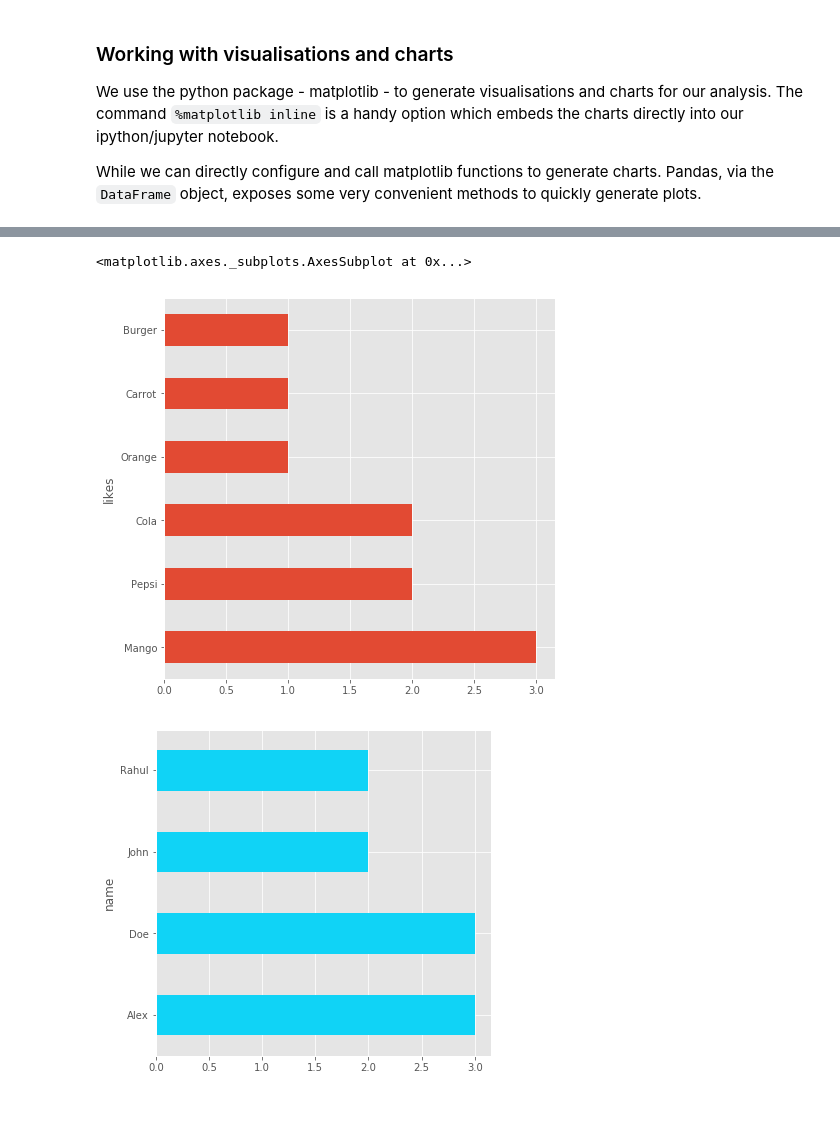
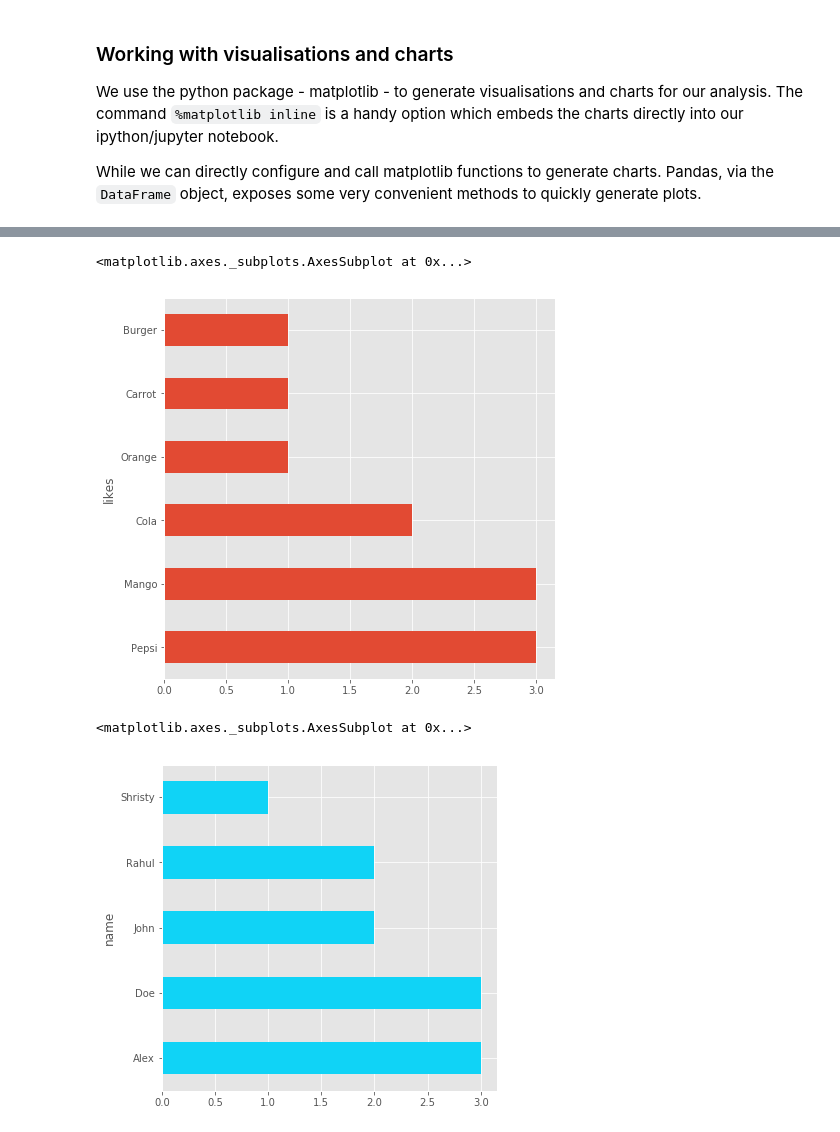
Before and after one commit to dragomirradev/python-data-analysis, a Jupyter notebook: 1-Working-with-relational-data-using-Pandas.ipynb, the cells around one changed output, grey strips where cells are left out. Drawn from its saved outputs; the diff is of its cells as text; code cells hidden in the pictures.

```diff
--- a/1-Working-with-relational-data-using-Pandas.ipynb
+++ b/1-Working-with-relational-data-using-Pandas.ipynb
@@ -17,7 +17,9 @@ c = [
     { 'name': 'John', 'age': 29, 'id': 1 },
     { 'name': 'Doe', 'age': 19, 'id': 2 },
     { 'name': 'Alex', 'age': 32, 'id': 3 },
-    { 'name': 'Rahul', 'age': 27, 'id': 4 }
+    { 'name': 'Rahul', 'age': 27, 'id': 4 },
+    { 'name': 'Ellen', 'age': 23, 'id': 5},
+    { 'name': 'Shristy', 'age': 30, 'id': 6}
 ]
 
 c
@@ -38,7 +42,8 @@ t = [
     { 'user_id': 3, 'likes': 'Cola' },
     { 'user_id': 2, 'likes': 'Pepsi' },
     { 'user_id': 3, 'likes': 'Carrot' },
-    { 'user_id': 4, 'likes': 'Mango' }
+    { 'user_id': 4, 'likes': 'Mango' },
+    { 'user_id': 6, 'likes': 'Pepsi' },
 ]
 
 t
@@ -207,15 +227,16 @@ food_wise.plot.bar(figsize=(7, 7))
 food_wise.plot.barh(figsize=(7, 7))
 # %% [output]
 <matplotlib.axes._subplots.AxesSubplot at 0x...>
-[figure, old version]
+[figure, new version]
 # %%
 # Lets plot the most active users - those who hit like
 # very often using the above techniques
 
 # Get the users by number of likes they have
-agg = m.groupby('name')['likes'].count()
+user_agg = m.groupby('name')['likes'].count()
 
 # Here we go: Our most active users in a different color
-plt = agg.plot.barh(figsize=(6, 6), color='#10d3f6')
+user_agg.plot.barh(figsize=(6, 6), color='#10d3f6')
 # %% [output]
+<matplotlib.axes._subplots.AxesSubplot at 0x...>
-[figure, old version]
+[figure, new version]
```
Also changed, not shown: parts of 16 cells of this notebook.
